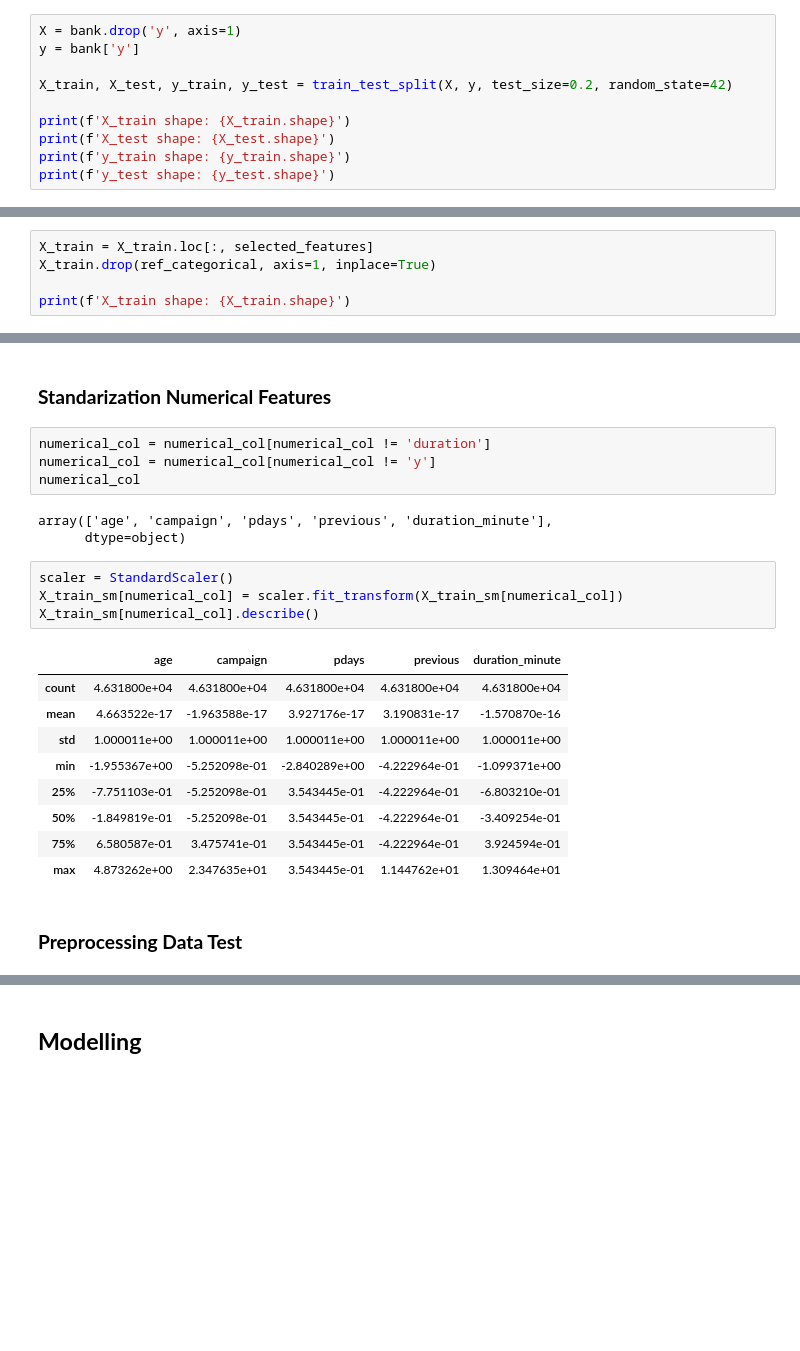
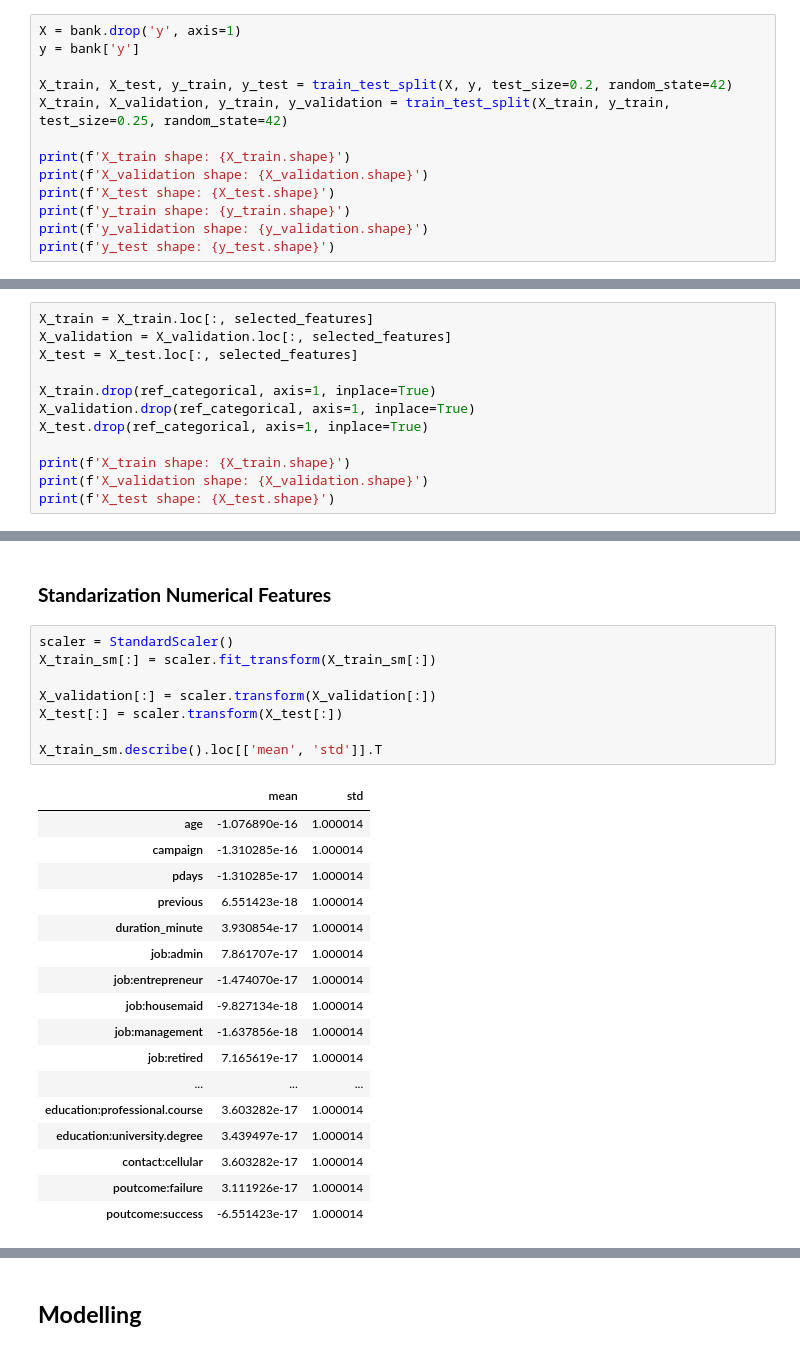
Before and after one commit to mfathul21/marketing-campaign-analytics, a Jupyter notebook: Marketing_Campaign_Analytics.ipynb, the cells around one changed output, grey strips where cells are left out. Cells and saved outputs as stored; diff of their text form; blank space fills up the shorter version.

```diff
--- a/Marketing_Campaign_Analytics.ipynb
+++ b/Marketing_Campaign_Analytics.ipynb
@@ -1118,9 +1120,12 @@ X = bank.drop('y', axis=1)
 y = bank['y']
 
 X_train, X_test, y_train, y_test = train_test_split(X, y, test_size=0.2, random_state=42)
+X_train, X_validation, y_train, y_validation = train_test_split(X_train, y_train, test_size=0.25, random_state=42)
 
 print(f'X_train shape: {X_train.shape}')
+print(f'X_validation shape: {X_validation.shape}')
 print(f'X_test shape: {X_test.shape}')
 print(f'y_train shape: {y_train.shape}')
+print(f'y_validation shape: {y_validation.shape}')
 print(f'y_test shape: {y_test.shape}')
 # %% [output]
@@ -1166,7 +1173,14 @@ ref_categorical = [
 'contact:telephone']
 # %%
 X_train = X_train.loc[:, selected_features]
+X_validation = X_validation.loc[:, selected_features]
+X_test = X_test.loc[:, selected_features]
+
 X_train.drop(ref_categorical, axis=1, inplace=True)
+X_validation.drop(ref_categorical, axis=1, inplace=True)
+X_test.drop(ref_categorical, axis=1, inplace=True)
 
 print(f'X_train shape: {X_train.shape}')
+print(f'X_validation shape: {X_validation.shape}')
+print(f'X_test shape: {X_test.shape}')
 # %% [output]
@@ -1211,26 +1227,29 @@ y
 Name: count, dtype: int64
 # %% [markdown]
 ### **Standarization Numerical Features**
-# %%
-numerical_col = numerical_col[numerical_col != 'duration']
-numerical_col = numerical_col[numerical_col != 'y']
-numerical_col
-# %% [output]
-array(['age', 'campaign', 'pdays', 'previous', 'duration_minute'],
-      dtype=object)
 # %%
 scaler = StandardScaler()
-X_train_sm[numerical_col] = scaler.fit_transform(X_train_sm[numerical_col])
-X_train_sm[numerical_col].describe()
+X_train_sm[:] = scaler.fit_transform(X_train_sm[:])
+
+X_validation[:] = scaler.transform(X_validation[:])
+X_test[:] = scaler.transform(X_test[:])
+
+X_train_sm.describe().loc[['mean', 'std']].T
 # %% [output]
-|  | age | campaign | pdays | previous | duration_minute |
-| count | 4.631800e+04 | 4.631800e+04 | 4.631800e+04 | 4.631800e+04 | 4.631800e+04 |
-| mean | 4.663522e-17 | -1.963588e-17 | 3.927176e-17 | 3.190831e-17 | -1.570870e-16 |
-| std | 1.000011e+00 | 1.000011e+00 | 1.000011e+00 | 1.000011e+00 | 1.000011e+00 |
-| min | -1.955367e+00 | -5.252098e-01 | -2.840289e+00 | -4.222964e-01 | -1.099371e+00 |
-| 25% | -7.751103e-01 | -5.252098e-01 | 3.543445e-01 | -4.222964e-01 | -6.803210e-01 |
-| 50% | -1.849819e-01 | -5.252098e-01 | 3.543445e-01 | -4.222964e-01 | -3.409254e-01 |
-| 75% | 6.580587e-01 | 3.475741e-01 | 3.543445e-01 | -4.222964e-01 | 3.924594e-01 |
-| max | 4.873262e+00 | 2.347635e+01 | 3.543445e-01 | 1.144762e+01 | 1.309464e+01 |
+|  | mean | std |
+| age | -1.076890e-16 | 1.000014 |
+| campaign | -1.310285e-16 | 1.000014 |
+| pdays | -1.310285e-17 | 1.000014 |
+| previous | 6.551423e-18 | 1.000014 |
+| duration_minute | 3.930854e-17 | 1.000014 |
+| job:admin | 7.861707e-17 | 1.000014 |
+| job:entrepreneur | -1.474070e-17 | 1.000014 |
+| job:housemaid | -9.827134e-18 | 1.000014 |
+| job:management | -1.637856e-18 | 1.000014 |
+| job:retired | 7.165619e-17 | 1.000014 |
+| ... | ... | ... |
+| education:professional.course | 3.603282e-17 | 1.000014 |
+| education:university.degree | 3.439497e-17 | 1.000014 |
+| contact:cellular | 3.603282e-17 | 1.000014 |
+| poutcome:failure | 3.111926e-17 | 1.000014 |
+| poutcome:success | -6.551423e-17 | 1.000014 |
-# %% [markdown]
-### **Preprocessing Data Test**
```
Also changed, not shown: parts of 49 cells of this notebook.
